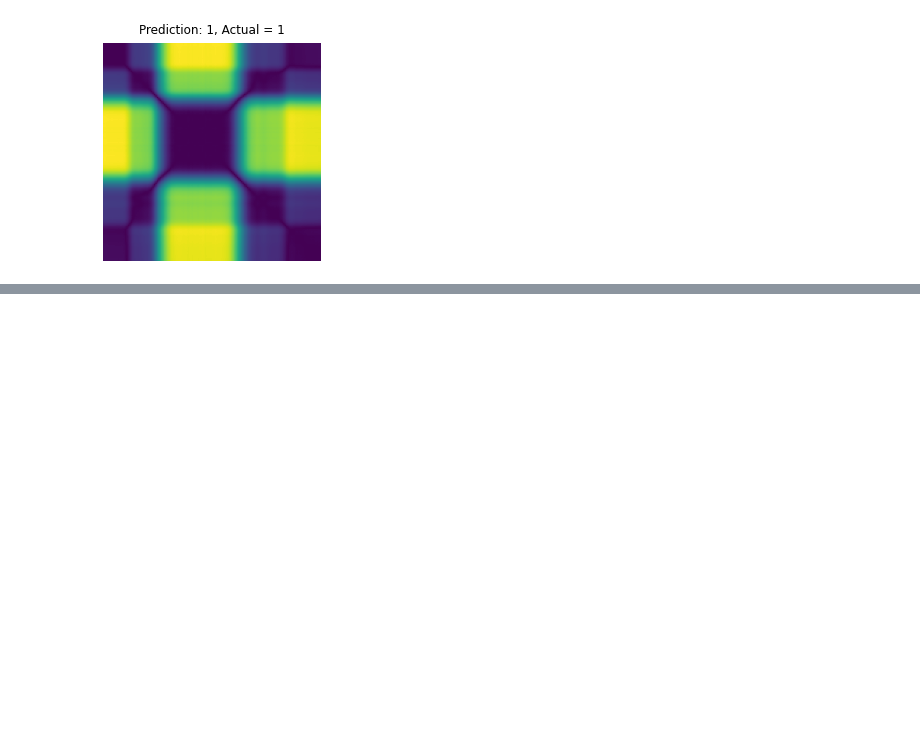
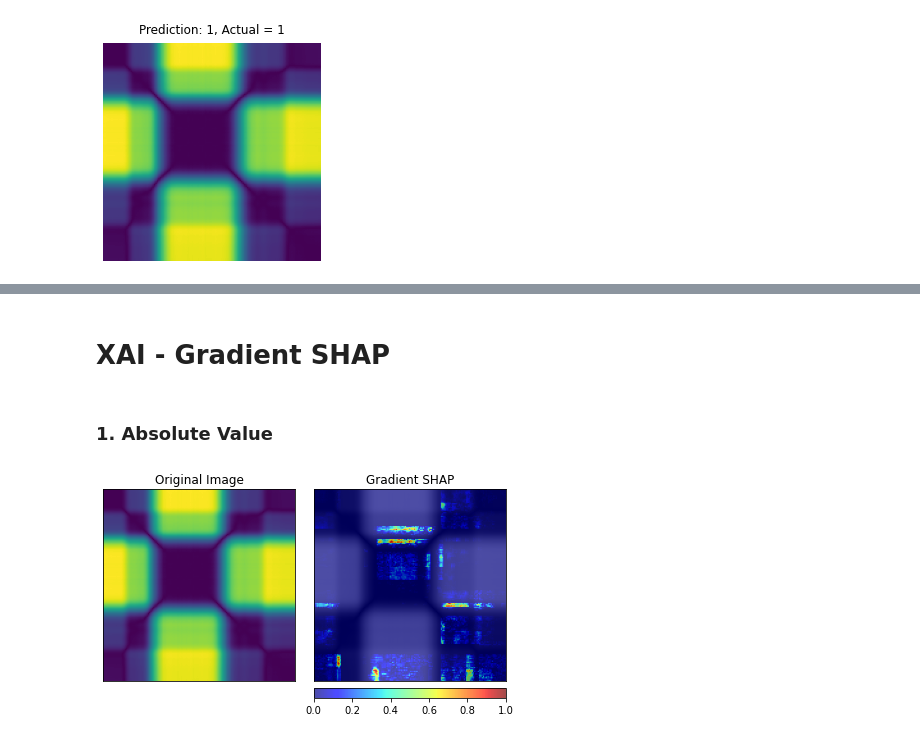
Before and after one commit to johnwslee/Data_Science_Libraries, a Jupyter notebook: recurrence_plot/recurrence_plot_test_2d_cnn.ipynb, the cells around one changed output, grey strips where cells are left out. Drawn from its saved outputs; the diff is of its cells as text; code cells hidden in the pictures; blank space fills up the shorter version.

```diff
--- a/recurrence_plot/recurrence_plot_test_2d_cnn.ipynb
+++ b/recurrence_plot/recurrence_plot_test_2d_cnn.ipynb
@@ -326,0 +392,24 @@ Prbability of being 1: 0.999
+# %% [markdown]
+# XAI - Gradient SHAP
+# %% [markdown]
+### 1. Absolute Value
+# %%
+# Gradient SHAP
+gradient_shap = GradientShap(model)
+rand_img_dist = torch.cat([image_tensor * 0, image_tensor * 1])
+attributions_gs = gradient_shap.attribute(image_tensor,
+                                          n_samples=1000,
+                                          stdevs=0.5,
+                                          baselines=rand_img_dist,
+                                          target=0)
+_ = viz.visualize_image_attr_multiple(np.transpose(attributions_gs.squeeze(0).detach().numpy(), (1,2,0)),
+                                      np.transpose(image_tensor.squeeze(0).detach().numpy(), (1,2,0)),
+                                      ["original_image", "blended_heat_map"],
+                                      ["all", "absolute_value"],
+                                      titles = ["Original Image", "Gradient SHAP"],
+                                      cmap="jet",
+                                      show_colorbar=True,
+                                      fig_size=(6, 6),
+                                      alpha_overlay=0.7)
+# %% [output]
+[figure, added]
```
Also changed, not shown: parts of 14 cells of this notebook.
